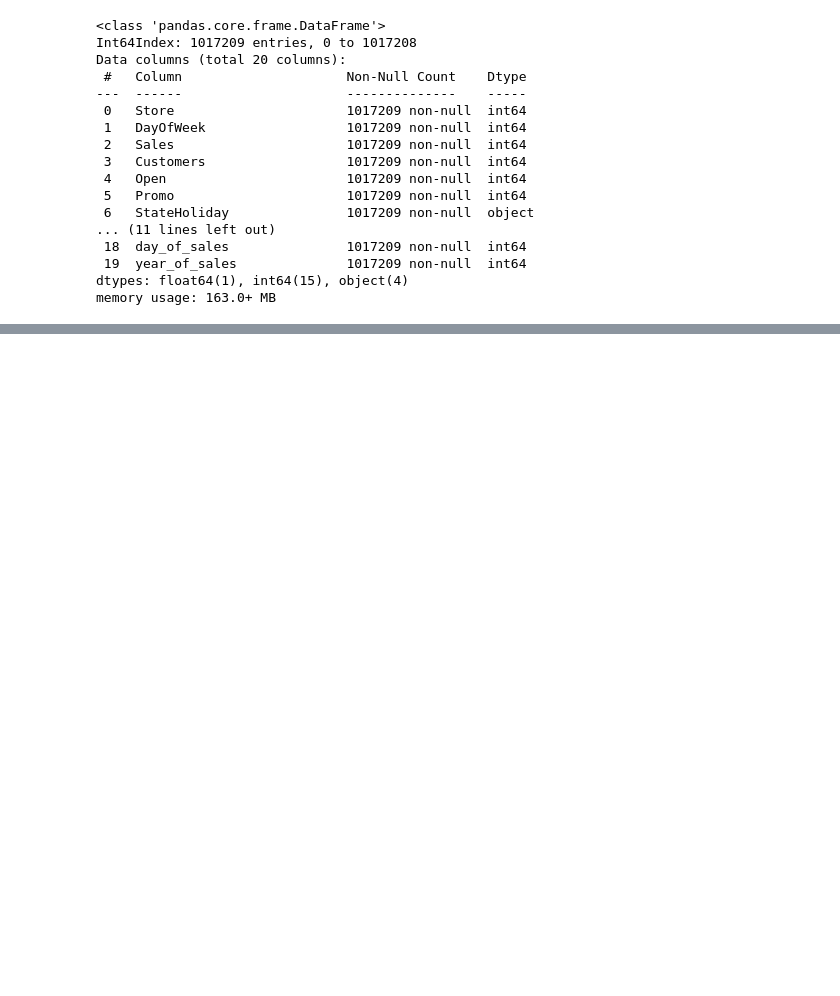
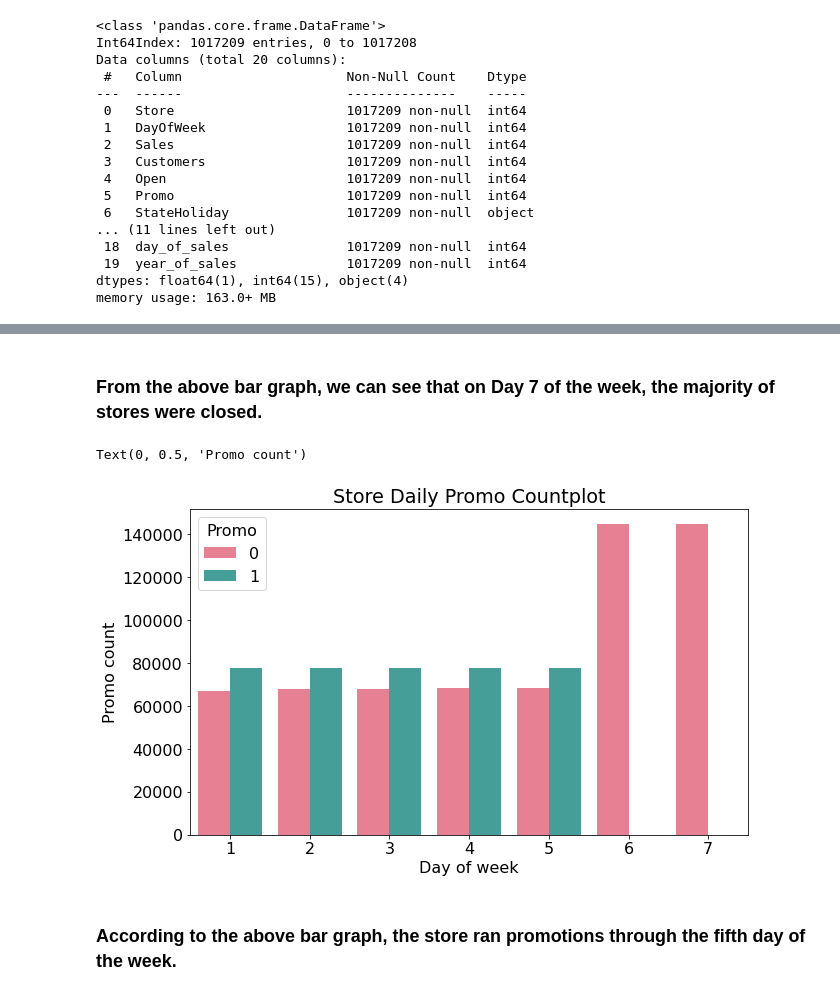
Before and after one commit to Ashwinprocodes/Rossmann-Sales-Prediction, a Jupyter notebook: pr_Rossmann_Sales_Prediction_Capstone_Project.ipynb, the cells around one changed output, grey strips where cells are left out. Saved outputs shown, nothing was run; the diff lists cells and outputs as text; code cells hidden in the pictures; blank space fills up the shorter version.

```diff
--- a/pr_Rossmann_Sales_Prediction_Capstone_Project.ipynb
+++ b/pr_Rossmann_Sales_Prediction_Capstone_Project.ipynb
@@ -553,0 +605,16 @@ From the above point plot
+# %% [markdown]
+### From the above bar graph, we can see that on Day 7 of the week, the majority of stores were closed.
+# %%
+# ploting count plot 0 = store is not participating, 1 = store is participating
+plt.figure(figsize=(10,6))
+
+sns.countplot(x= 'DayOfWeek', hue='Promo', data= mdf12, palette='husl')
+
+plt.title('Store Daily Promo Countplot')
+plt.xlabel('Day of week')
+plt.ylabel('Promo count')
+# %% [output]
+Text(0, 0.5, 'Promo count')
+[figure, added]
+# %% [markdown]
+### According to the above bar graph, the store ran promotions through the fifth day of the week.
```
Also changed, not shown: parts of 15 cells of this notebook.
